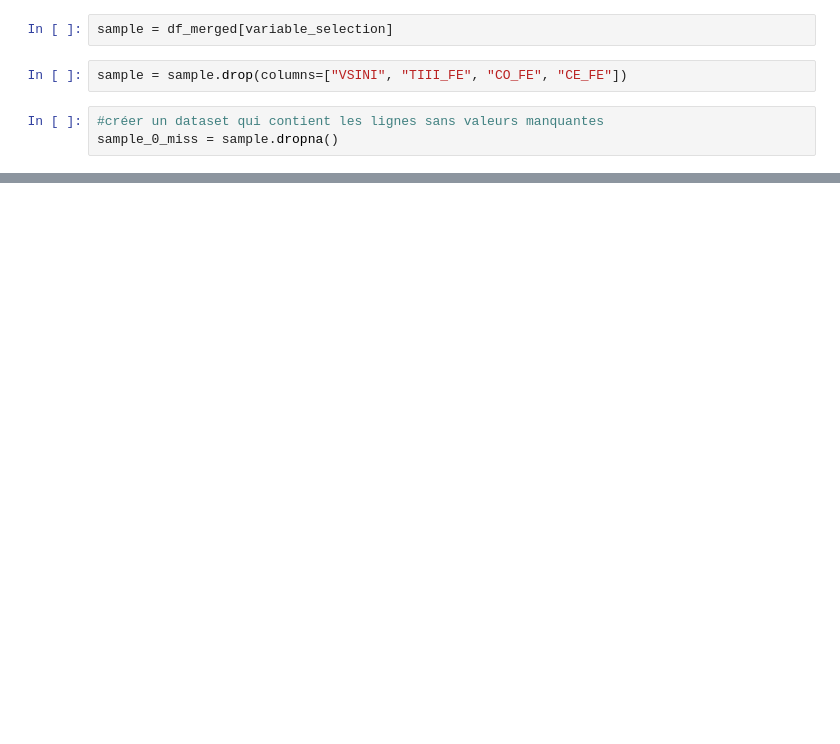
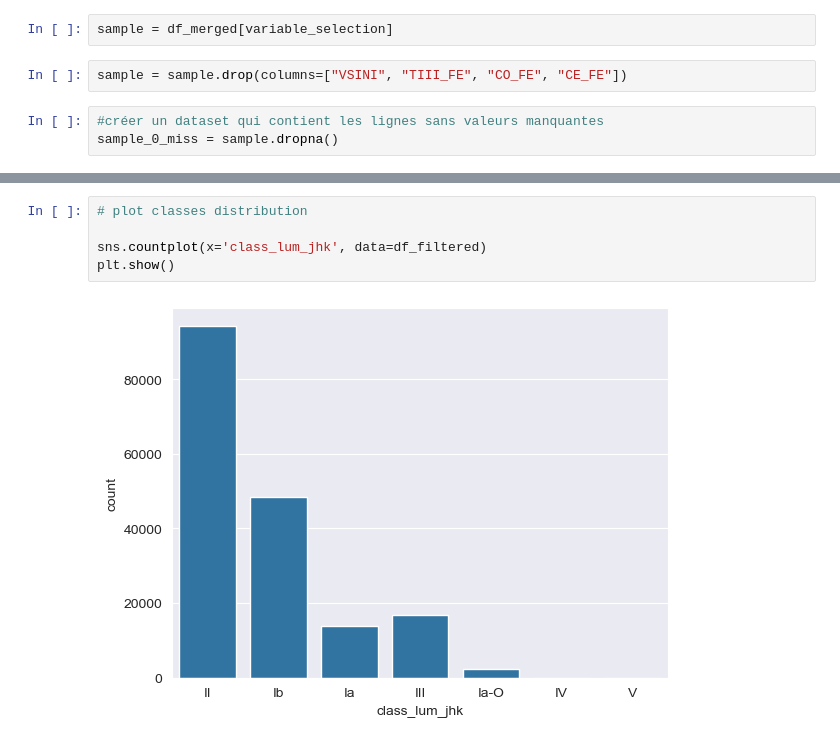
Before and after one commit to astrodeepnet/students-project-2024, a Jupyter notebook: notebooks/s2/Resample.ipynb, the cells around one changed output, grey strips where cells are left out. Cells and saved outputs as stored; diff of their text form; blank space fills up the shorter version.

```diff
--- a/notebooks/s2/Resample.ipynb
+++ b/notebooks/s2/Resample.ipynb
@@ -35,0 +174,7 @@ sample_0_miss.to_csv('data/resample_normalized.csv', index=False)
+# %%
+# plot classes distribution
+
+sns.countplot(x='class_lum_jhk', data=df_filtered)
+plt.show()
+# %% [output]
+[figure, added]
```
Also changed, not shown: parts of 15 cells of this notebook, 7 other files.
